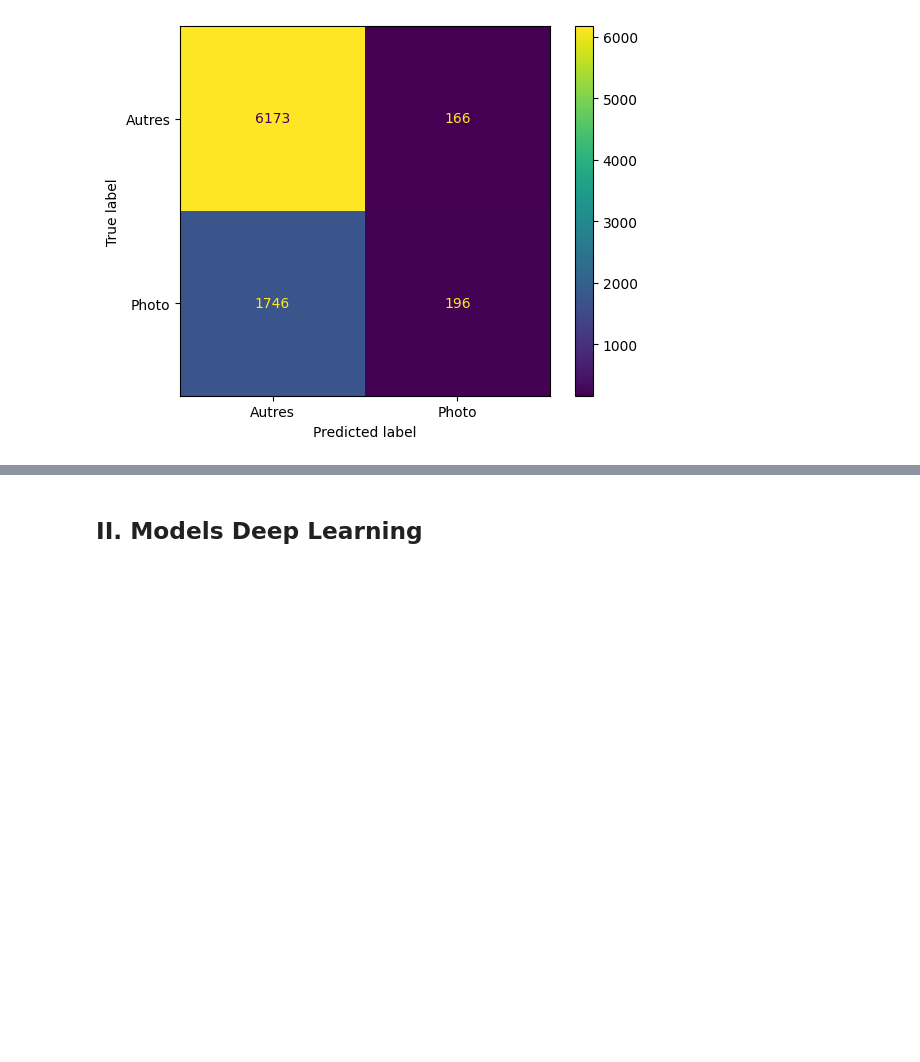
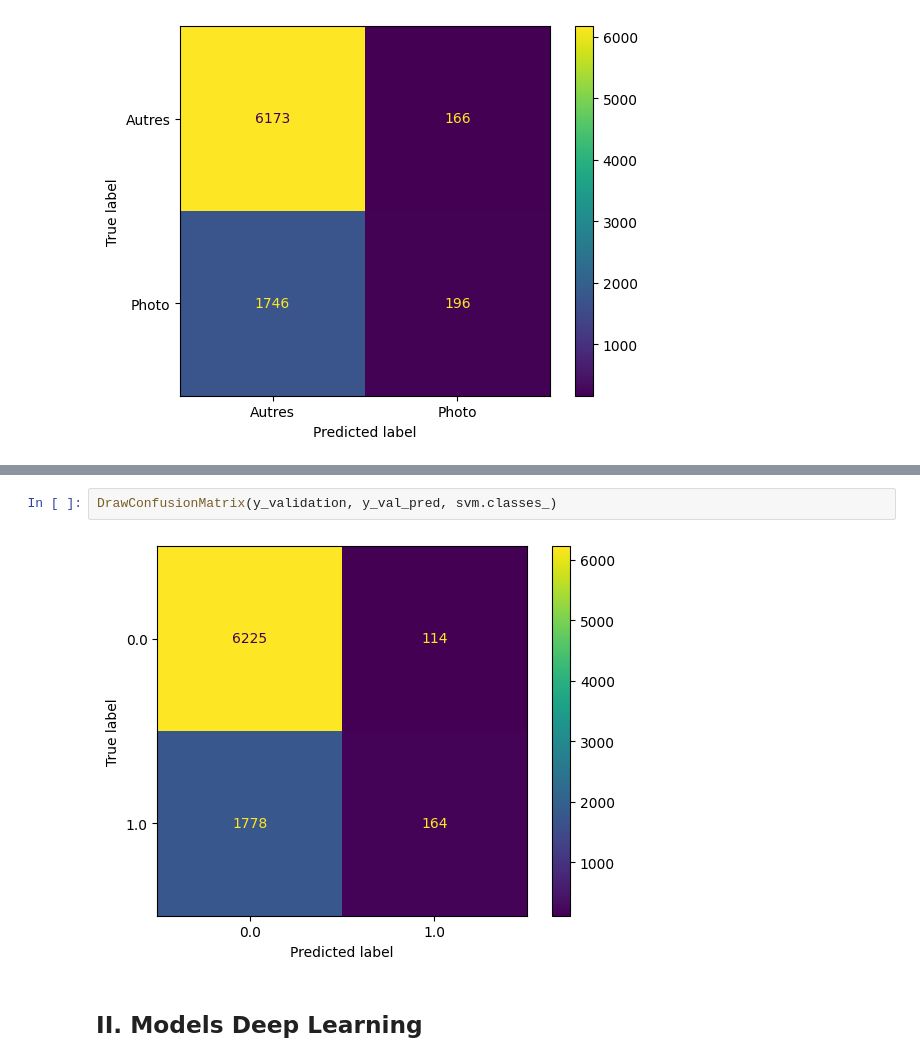
Before and after one commit to NesrineGuesmii/DataSc_Projet, a Jupyter notebook: Classification binaire.ipynb, the cells around one changed output, grey strips where cells are left out. Drawn from its saved outputs; the diff is of its cells as text; blank space fills up the shorter version.

```diff
--- a/Classification binaire.ipynb
+++ b/Classification binaire.ipynb
@@ -242,3 +260,7 @@ DrawConfusionMatrix(y_validation, y_val_pred, classes_binaire)
+# %%
+DrawConfusionMatrix(y_validation, y_val_pred, svm.classes_)
+# %% [output]
+[figure, added]
 # %% [markdown]
 ## II. Models Deep Learning
 # %% [markdown]
```
Also changed, not shown: parts of 5 cells of this notebook.
